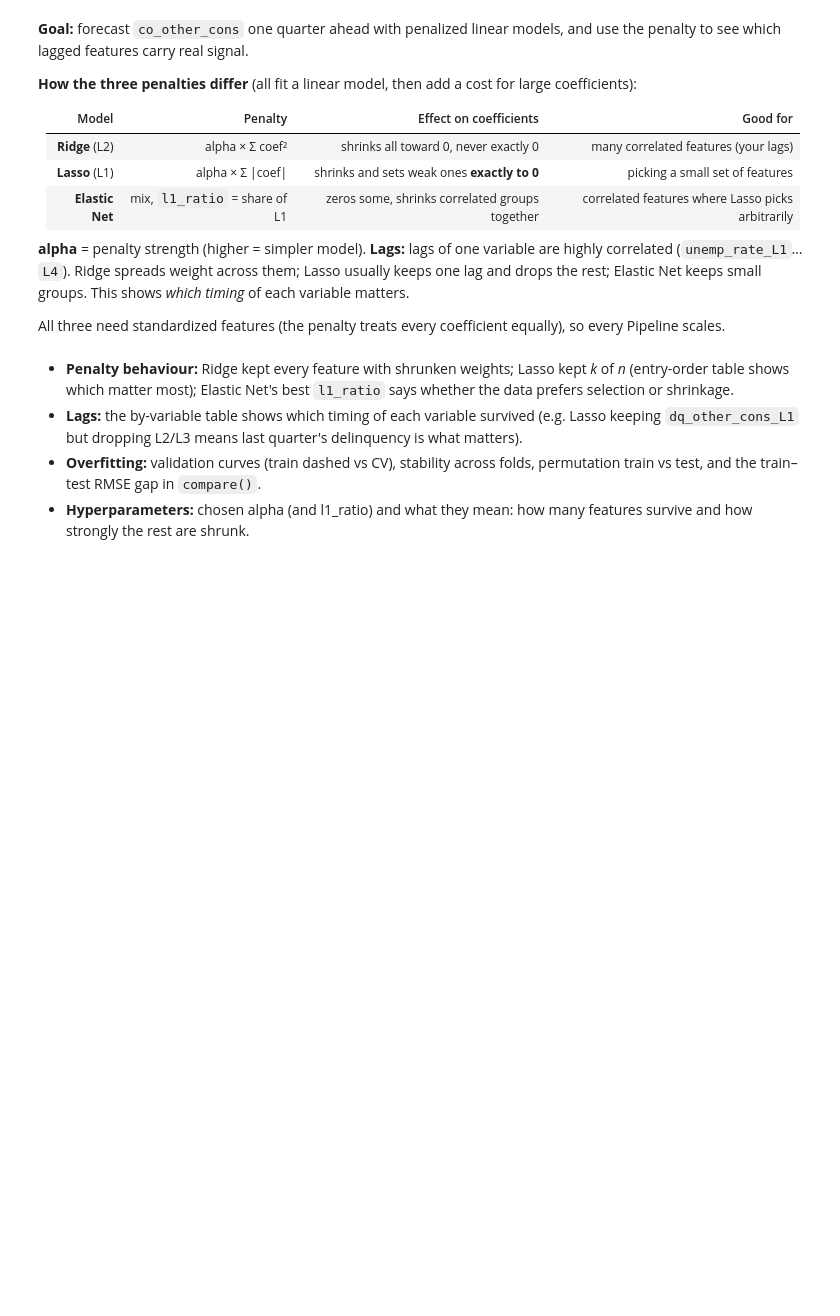
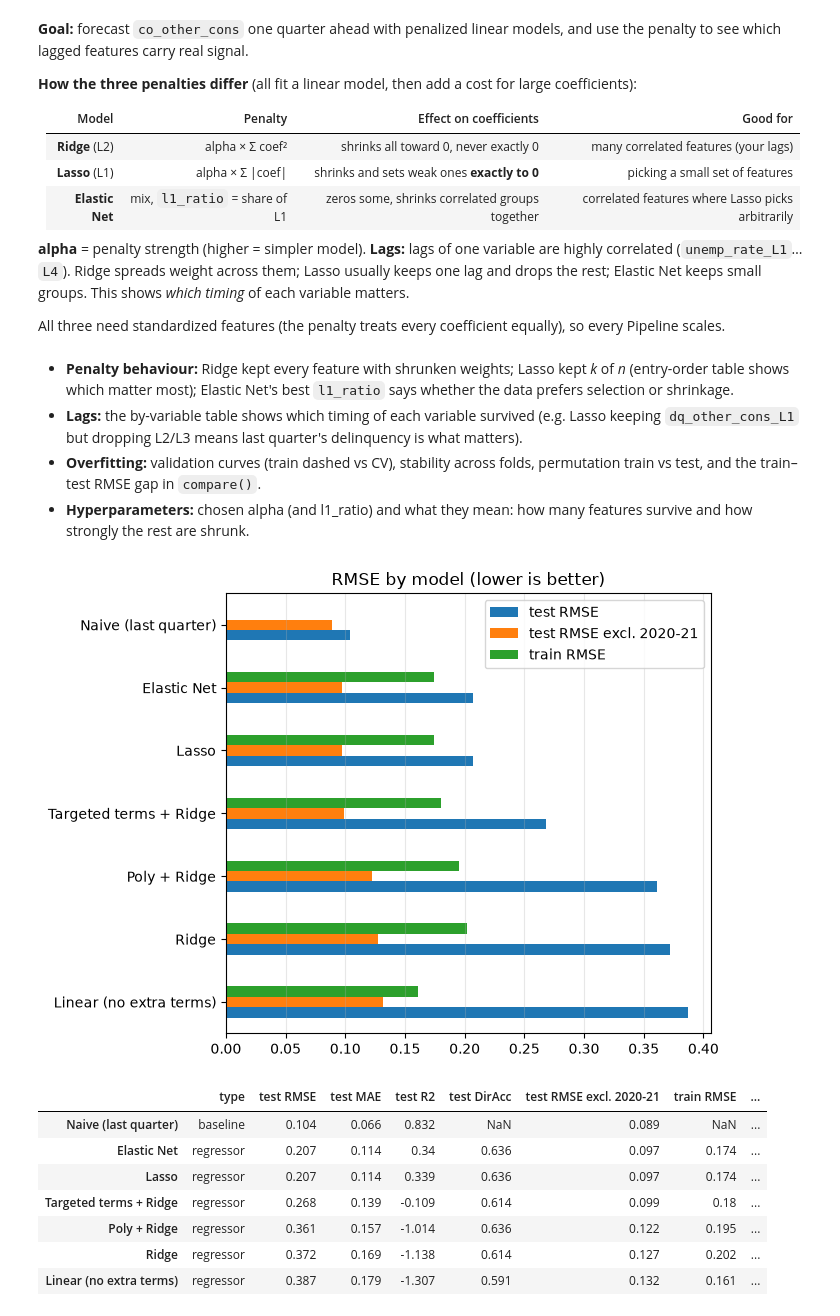
Before and after one commit to andre-bu-gitdev/DX799-O1, a Jupyter notebook: Milestone_1_2_Work_Folder/2. lasso_ridge_elastic-net_regression.ipynb, the cells around one changed output. Saved outputs shown, nothing was run; the diff lists cells and outputs as text; code cells hidden in the pictures; blank space fills up the shorter version.

```diff
--- a/Milestone_1_2_Work_Folder/2. lasso_ridge_elastic-net_regression.ipynb
+++ b/Milestone_1_2_Work_Folder/2. lasso_ridge_elastic-net_regression.ipynb
@@ -363,3 +363,16 @@ All three need standardized features (the penalty treats every coefficient equal
 - **Lags:** the by-variable table shows which timing of each variable survived (e.g. Lasso keeping `dq_other_cons_L1` but dropping L2/L3 means last quarter's delinquency is what matters).
 - **Overfitting:** validation curves (train dashed vs CV), stability across folds, permutation train vs test, and the train–test RMSE gap in `compare()`.
 - **Hyperparameters:** chosen alpha (and l1_ratio) and what they mean: how many features survive and how strongly the rest are shrunk.
+# %%
+nb1 = ["Linear (no extra terms)", "Poly + Ridge", "Targeted terms + Ridge"]
+compare(results={k: v for k, v in load_results().items() if k in [nb1, nb2]})
+# %% [output]
+[figure, added]
+|  | type | test RMSE | test MAE | test R2 | test DirAcc | test RMSE excl. 2020-21 | train RMSE | ... |
+| Naive (last quarter) | baseline | 0.104 | 0.066 | 0.832 | NaN | 0.089 | NaN | ... |
+| Elastic Net | regressor | 0.207 | 0.114 | 0.34 | 0.636 | 0.097 | 0.174 | ... |
+| Lasso | regressor | 0.207 | 0.114 | 0.339 | 0.636 | 0.097 | 0.174 | ... |
+| Targeted terms + Ridge | regressor | 0.268 | 0.139 | -0.109 | 0.614 | 0.099 | 0.18 | ... |
+| Poly + Ridge | regressor | 0.361 | 0.157 | -1.014 | 0.636 | 0.122 | 0.195 | ... |
+| Ridge | regressor | 0.372 | 0.169 | -1.138 | 0.614 | 0.127 | 0.202 | ... |
+| Linear (no extra terms) | regressor | 0.387 | 0.179 | -1.307 | 0.591 | 0.132 | 0.161 | ... |
```
Also changed, not shown: 1 other file.
